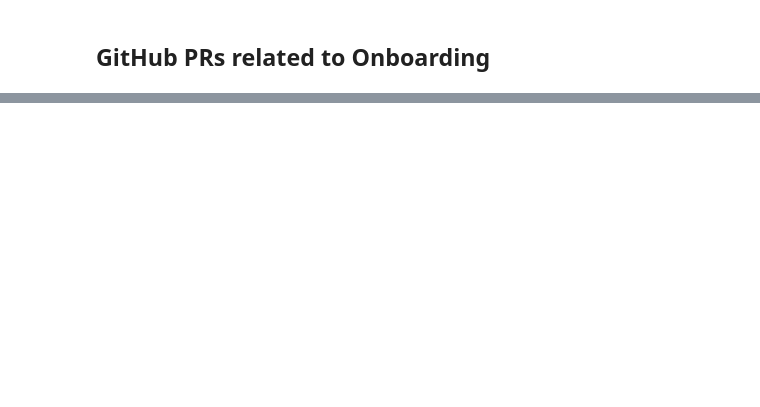
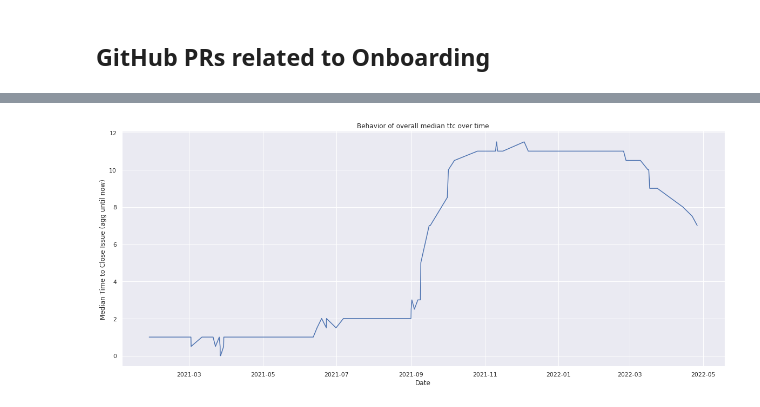
Before and after one commit to chauhankaranraj/metrics, a Jupyter notebook: onboarding.ipynb, the cells around one changed output, grey strips where cells are left out. Saved outputs shown, nothing was run; the diff lists cells and outputs as text; code cells hidden in the pictures; blank space fills up the shorter version.

```diff
--- a/onboarding.ipynb
+++ b/onboarding.ipynb
@@ -284,0 +390,13 @@ plt.show()
+# %%
+# calculate running median of time to close
+# i.e. average of time taken to close all issues that were created from beginning of time till current date (created_at)
+med_ttc_till_now = onboard_issues_df.sort_values(by='created_at')['time_to_close_busdays'].expanding().median()
+med_ttc_till_now = med_ttc_till_now.rename('med_ttc_till_now')
+
+# merge with rest of df
+onboard_issues_df = onboard_issues_df.merge(
+    med_ttc_till_now,
+    left_index=True,
+    right_index=True,
+)
+onboard_issues_df.head()
@@ -284,0 +410,10 @@ plt.show()
+# %%
+# what does the median time to close till now look like, over time
+fig, ax = plt.subplots(figsize=(20, 8))
+sns.lineplot(onboard_issues_df['created_at'], onboard_issues_df['med_ttc_till_now'])
+plt.ylabel("Median Time to Close Issue (agg until now)")
+plt.xlabel("Date")
+plt.title("Behavior of overall median ttc over time")
+plt.show()
+# %% [output]
+[figure, added]
```
Also changed, not shown: parts of 47 cells of this notebook.
